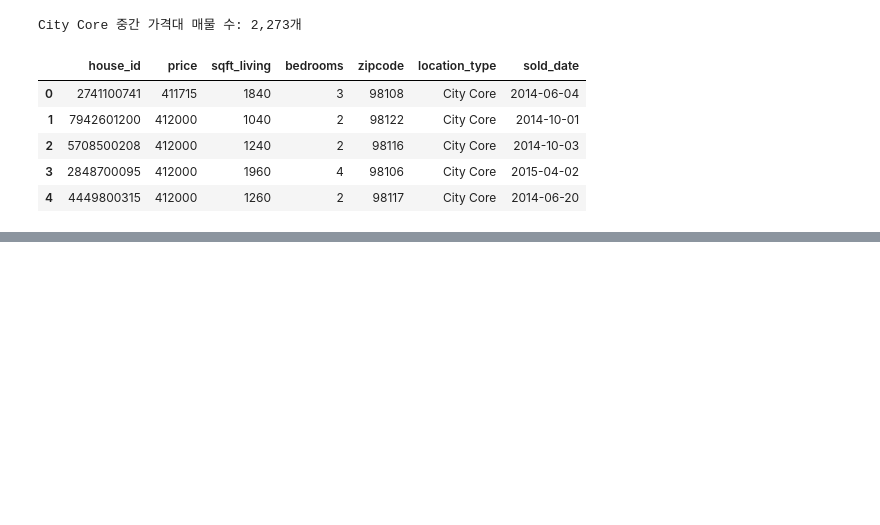
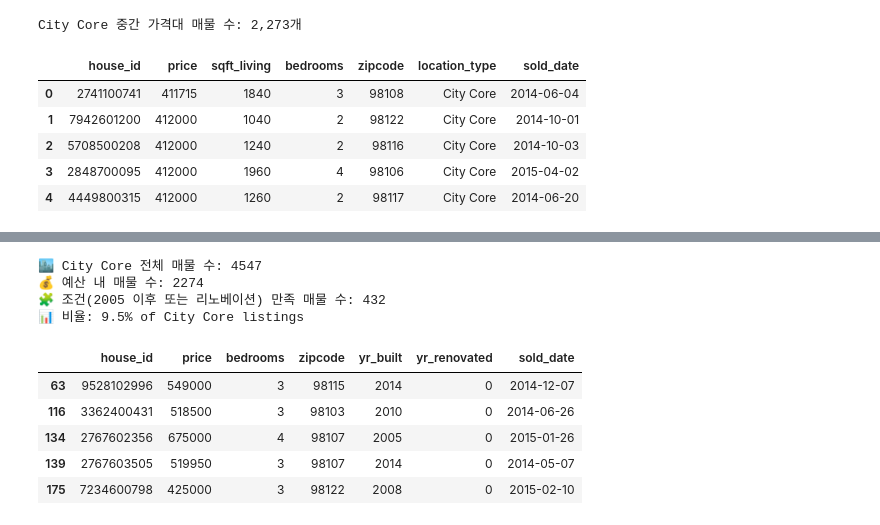
Before and after one commit to gracelee087/king-county-housing-eda, a Jupyter notebook: EDA.ipynb, the cells around one changed output, grey strips where cells are left out. Cells and saved outputs as stored; diff of their text form; code cells hidden in the pictures; blank space fills up the shorter version.

```diff
--- a/EDA.ipynb
+++ b/EDA.ipynb
@@ -338,0 +364,56 @@ City Core 중간 가격대 매물 수: 2,273개
+# %%
+import pandas as pd
+
+# 예시: 데이터프레임 불러오기 (df는 이미 로드되어 있다고 가정)
+# df = pd.read_csv("kc_house_data.csv")  ← 이미 있으시면 생략하세요
+
+# Step 1: City Core 지역 필터링
+city_core_df = df[df['location_type'] == "City Core"]
+
+# Step 2: Nicole의 예산 설정
+q1 = 411000
+q3 = 707000
+
+# Step 3: 예산 범위 내 매물 필터링
+midrange_df = city_core_df[
+    (city_core_df["price"] >= q1) &
+    (city_core_df["price"] <= q3)
+]
+
+# Step 4: 추가 조건 — 1980년 이후 건축 OR 2000년 이후 리노베이션
+# 만약 'yr_renovated' 컬럼이 없다면 새로 생성
+if 'yr_renovated' not in df.columns:
+    df['yr_renovated'] = 0
+
+# 다시 City Core + 예산 필터 재적용 (df가 변경됐으므로)
+city_core_df = df[df['location_type'] == "City Core"]
+midrange_df = city_core_df[
+    (city_core_df["price"] >= q1) &
+    (city_core_df["price"] <= q3)
+]
+
+# 조건 필터: 1980년 이후 건축 또는 2000년 이후 리노베이션
+filtered_df = midrange_df[
+    (midrange_df["yr_built"] >= 2005) |
+    (midrange_df["yr_renovated"] >= 2010)
+]
+
+# Step 5: 결과 출력
+print("🏙️ City Core 전체 매물 수:", len(city_core_df))
+print("💰 예산 내 매물 수:", len(midrange_df))
+print("🧩 조건(2005 이후 또는 리노베이션) 만족 매물 수:", len(filtered_df))
+print(f"📊 비율: {len(filtered_df)/len(city_core_df)*100:.1f}% of City Core listings")
+
+# Step 6: 상위 5개 미리보기
+display(filtered_df[["house_id", "price", "bedrooms", "zipcode", "yr_built", "yr_renovated", "sold_date"]].head())
+# %% [output]
+🏙️ City Core 전체 매물 수: 4547
+💰 예산 내 매물 수: 2274
+🧩 조건(2005 이후 또는 리노베이션) 만족 매물 수: 432
+📊 비율: 9.5% of City Core listings
+|  | house_id | price | bedrooms | zipcode | yr_built | yr_renovated | sold_date |
+| 63 | 9528102996 | 549000 | 3 | 98115 | 2014 | 0 | 2014-12-07 |
+| 116 | 3362400431 | 518500 | 3 | 98103 | 2010 | 0 | 2014-06-26 |
+| 134 | 2767602356 | 675000 | 4 | 98107 | 2005 | 0 | 2015-01-26 |
+| 139 | 2767603505 | 519950 | 3 | 98107 | 2014 | 0 | 2014-05-07 |
+| 175 | 7234600798 | 425000 | 3 | 98122 | 2008 | 0 | 2015-02-10 |
```
Also changed, not shown: parts of 25 cells of this notebook, 1 other file.
